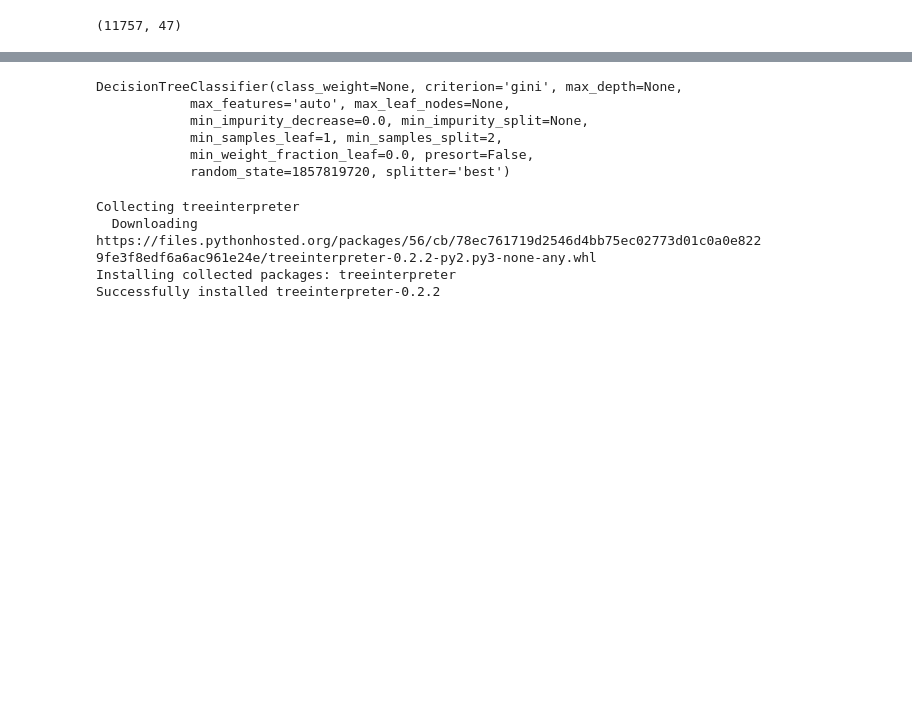
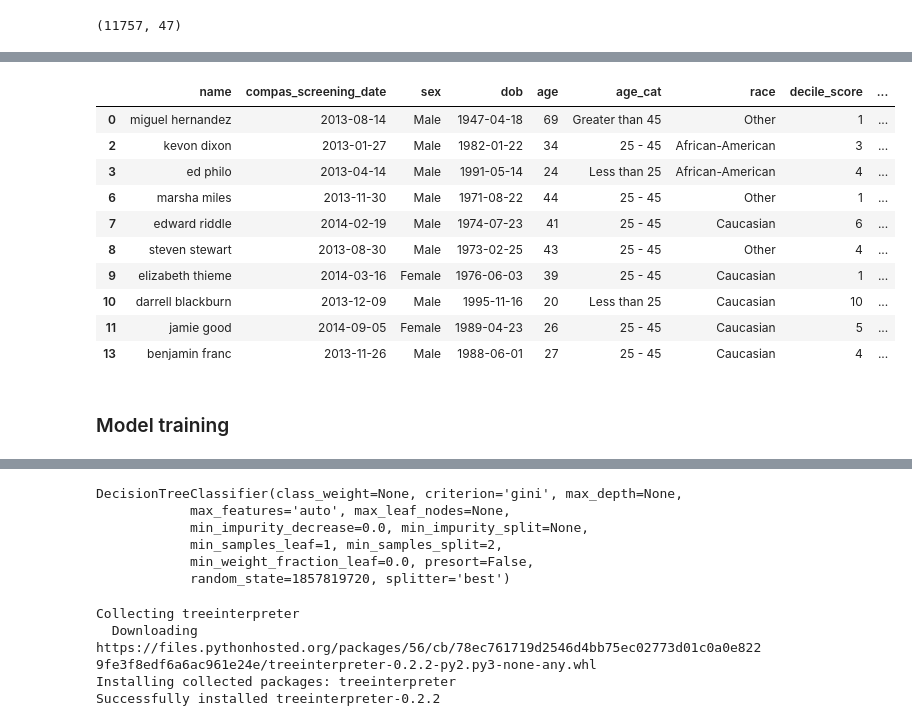
Before and after one commit to SanGreel/noble-model-audit, a Jupyter notebook: recidiv prediction.ipynb, the cells around one changed output, grey strips where cells are left out. Saved outputs shown, nothing was run; the diff lists cells and outputs as text; code cells hidden in the pictures; blank space fills up the shorter version.

```diff
--- a/recidiv prediction.ipynb
+++ b/recidiv prediction.ipynb
@@ -69,0 +175,23 @@ df.shape
+# %%
+df['juv_count'] = df['juv_fel_count']+df['juv_misd_count']+df['juv_other_count']
+df = df.drop(['juv_fel_count','juv_misd_count','juv_other_count'], axis=1)
+# %%
+categories = ['assault', 'battery', 'burglary', 'resisting', 'mischief', 'tampering', 'lewdness', 'poss', 'cannabis', 'driving', 'sexual', 'no charge', 'grand theft']
+# %%
+df['c_cat'] = df['c_charge_desc'].map(lambda x: str_to_cat(x, categories))
+# %%
+df['weapon_firearm'] = df['c_charge_desc'].map(lambda x: el_in_str(x, ['firearm', 'weapon']))
+# %%
+df.head(10)
+# %% [output]
+|  | name | compas_screening_date | sex | dob | age | age_cat | race | decile_score | ... |
+| 0 | miguel hernandez | 2013-08-14 | Male | 1947-04-18 | 69 | Greater than 45 | Other | 1 | ... |
+| 2 | kevon dixon | 2013-01-27 | Male | 1982-01-22 | 34 | 25 - 45 | African-American | 3 | ... |
+| 3 | ed philo | 2013-04-14 | Male | 1991-05-14 | 24 | Less than 25 | African-American | 4 | ... |
+| 6 | marsha miles | 2013-11-30 | Male | 1971-08-22 | 44 | 25 - 45 | Other | 1 | ... |
+| 7 | edward riddle | 2014-02-19 | Male | 1974-07-23 | 41 | 25 - 45 | Caucasian | 6 | ... |
+| 8 | steven stewart | 2013-08-30 | Male | 1973-02-25 | 43 | 25 - 45 | Other | 4 | ... |
+| 9 | elizabeth thieme | 2014-03-16 | Female | 1976-06-03 | 39 | 25 - 45 | Caucasian | 1 | ... |
+| 10 | darrell blackburn | 2013-12-09 | Male | 1995-11-16 | 20 | Less than 25 | Caucasian | 10 | ... |
+| 11 | jamie good | 2014-09-05 | Female | 1989-04-23 | 26 | 25 - 45 | Caucasian | 5 | ... |
+| 13 | benjamin franc | 2013-11-26 | Male | 1988-06-01 | 27 | 25 - 45 | Caucasian | 4 | ... |
@@ -70,3 +210,5 @@ df.shape
+# %% [markdown]
+### Model training
 # %%
 is_recid, is_violent_recid = df['is_recid'], df['is_violent_recid']
 # %%
```
Also changed, not shown: parts of 60 cells of this notebook, 3 other files.
